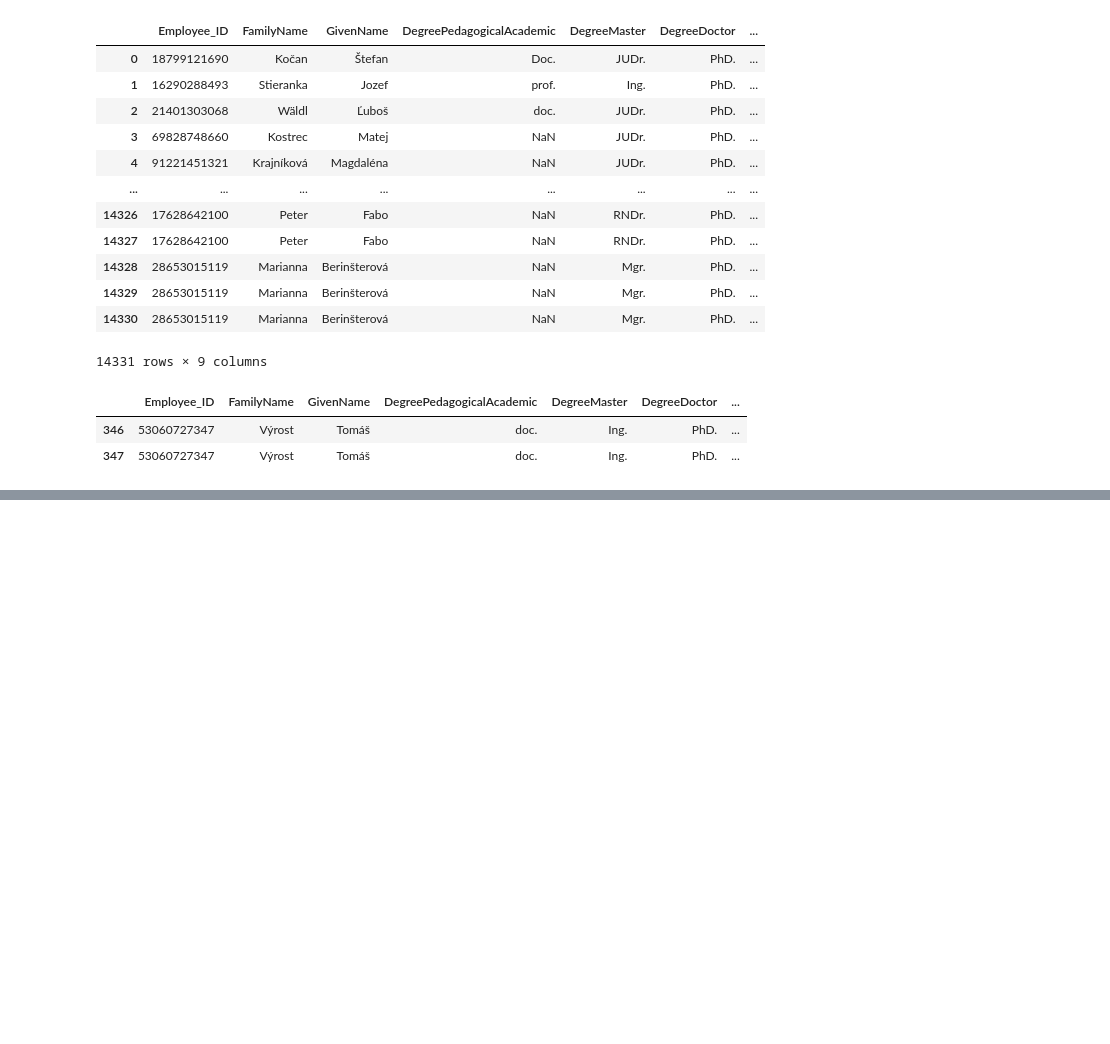
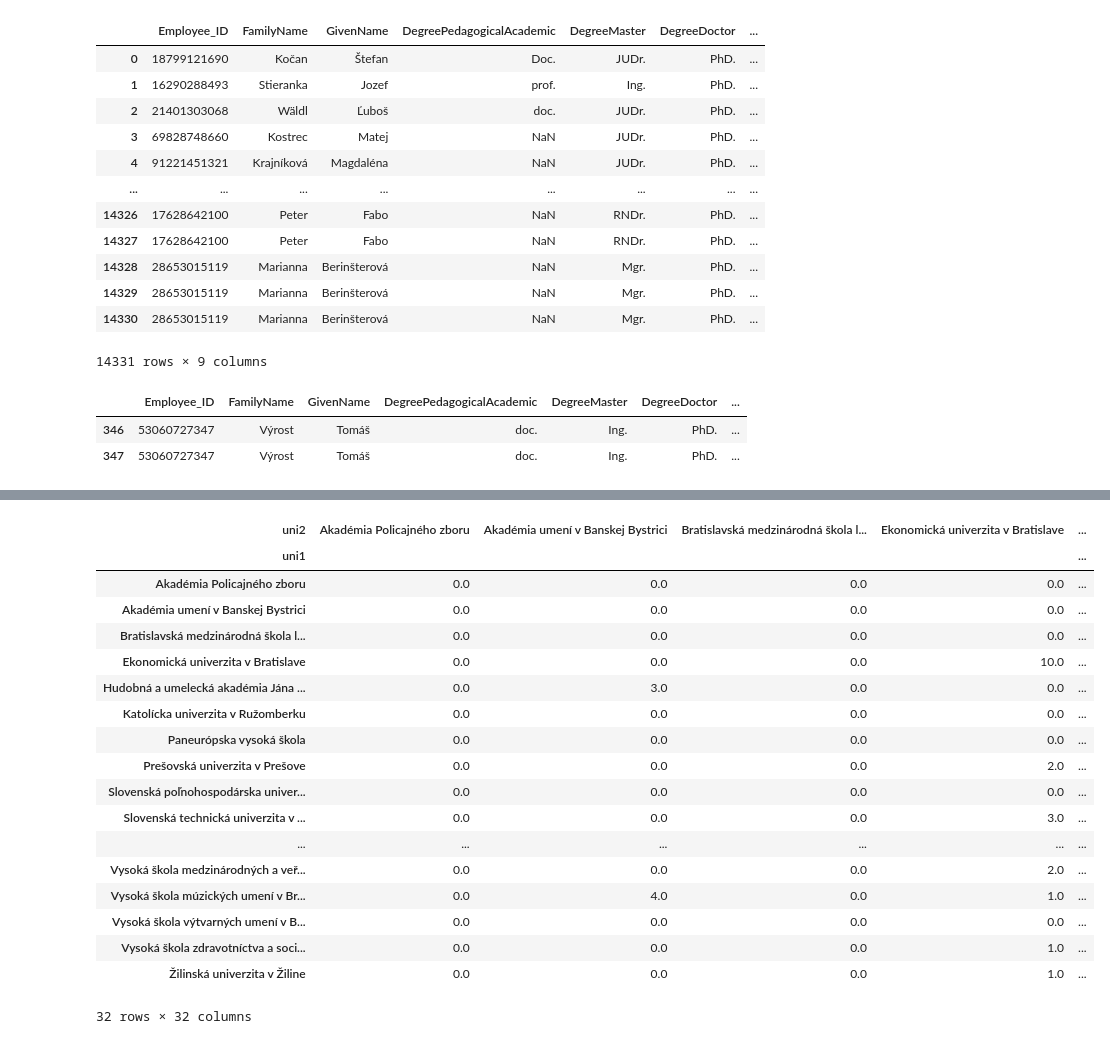
Before and after one commit to hudo16-38/pridav-project, a Jupyter notebook: analysis/regzam_analysis.ipynb, the cells around one changed output, grey strips where cells are left out. Cells and saved outputs as stored; diff of their text form; code cells hidden in the pictures; blank space fills up the shorter version.

```diff
--- a/analysis/regzam_analysis.ipynb
+++ b/analysis/regzam_analysis.ipynb
@@ -129,0 +217,2 @@ df_workplaces[df_workplaces['FamilyName'] == 'Výrost']
+# %%
+keys_of_multiworking_employees = list(df_wp_grouped[df_wp_grouped['Number_of_workplaces'] > 1]['Employee_ID'])
@@ -129,0 +221,6 @@ df_workplaces[df_workplaces['FamilyName'] == 'Výrost']
+# %%
+lst = []
+for key in keys_of_multiworking_employees:
+    this_employee = df_workplaces[df_workplaces["Employee_ID"] == key]['Employment_Workplace_University']
+    for row1, row2 in itertools.combinations(this_employee, 2):
+        lst.append([1, row1, row2])
@@ -129,0 +262,24 @@ df_workplaces[df_workplaces['FamilyName'] == 'Výrost']
+# %%
+matrix = combinations.pivot(index='uni1', columns='uni2', values='pocet')
+matrix = matrix.fillna(0)
+display(matrix)
+# %% [output]
+| uni2 | Akadémia Policajného zboru | Akadémia umení v Banskej Bystrici | Bratislavská medzinárodná škola l... | Ekonomická univerzita v Bratislave | ... |
+| uni1 |  |  |  |  | ... |
+| Akadémia Policajného zboru | 0.0 | 0.0 | 0.0 | 0.0 | ... |
+| Akadémia umení v Banskej Bystrici | 0.0 | 0.0 | 0.0 | 0.0 | ... |
+| Bratislavská medzinárodná škola l... | 0.0 | 0.0 | 0.0 | 0.0 | ... |
+| Ekonomická univerzita v Bratislave | 0.0 | 0.0 | 0.0 | 10.0 | ... |
+| Hudobná a umelecká akadémia Jána ... | 0.0 | 3.0 | 0.0 | 0.0 | ... |
+| Katolícka univerzita v Ružomberku | 0.0 | 0.0 | 0.0 | 0.0 | ... |
+| Paneurópska vysoká škola | 0.0 | 0.0 | 0.0 | 0.0 | ... |
+| Prešovská univerzita v Prešove | 0.0 | 0.0 | 0.0 | 2.0 | ... |
+| Slovenská poľnohospodárska univer... | 0.0 | 0.0 | 0.0 | 0.0 | ... |
+| Slovenská technická univerzita v ... | 0.0 | 0.0 | 0.0 | 3.0 | ... |
+| ... | ... | ... | ... | ... | ... |
+| Vysoká škola medzinárodných a veř... | 0.0 | 0.0 | 0.0 | 2.0 | ... |
+| Vysoká škola múzických umení v Br... | 0.0 | 4.0 | 0.0 | 1.0 | ... |
+| Vysoká škola výtvarných umení v B... | 0.0 | 0.0 | 0.0 | 0.0 | ... |
+| Vysoká škola zdravotníctva a soci... | 0.0 | 0.0 | 0.0 | 1.0 | ... |
+| Žilinská univerzita v Žiline | 0.0 | 0.0 | 0.0 | 1.0 | ... |
+32 rows × 32 columns
```
Also changed, not shown: parts of 28 cells of this notebook, 2 other files.
